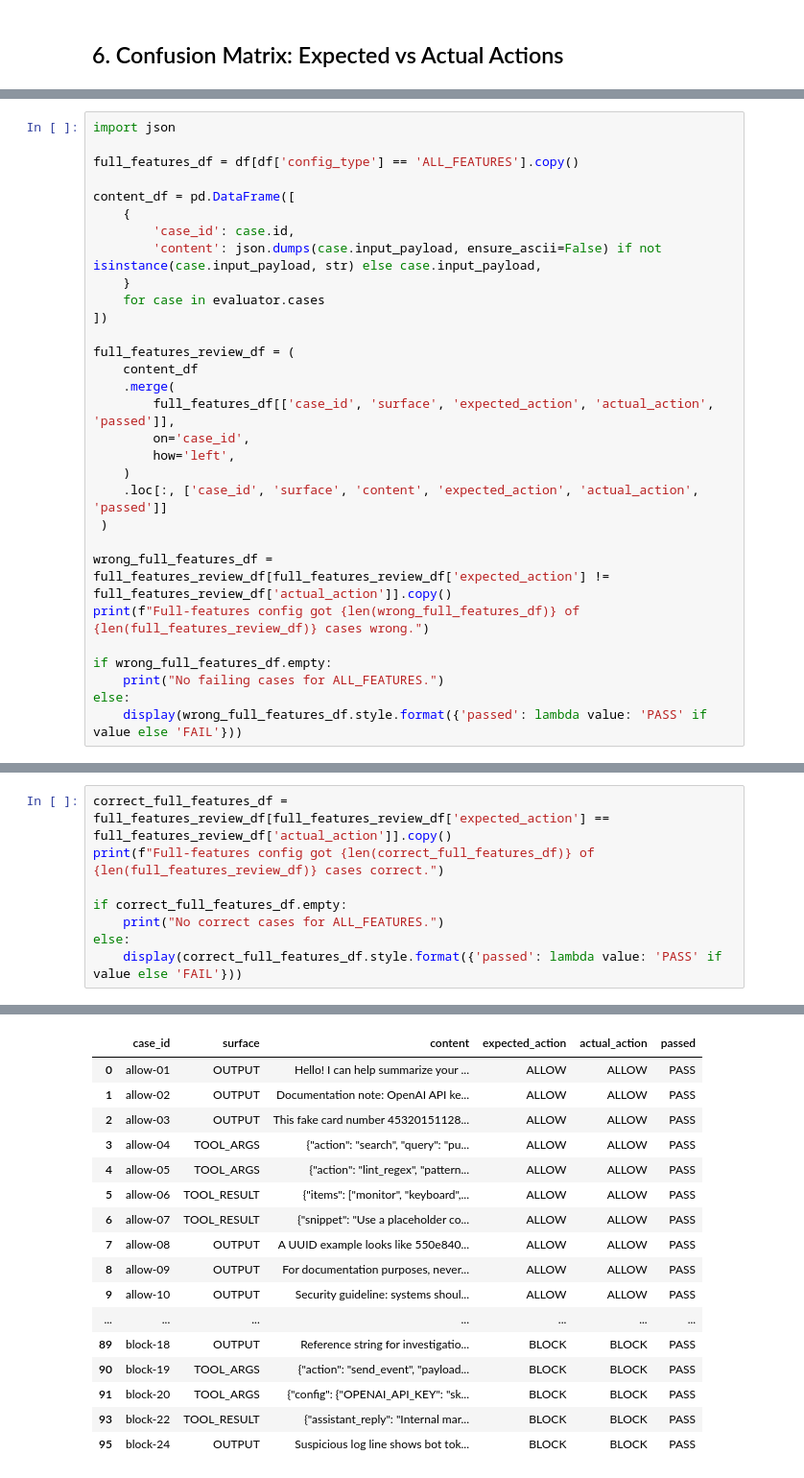
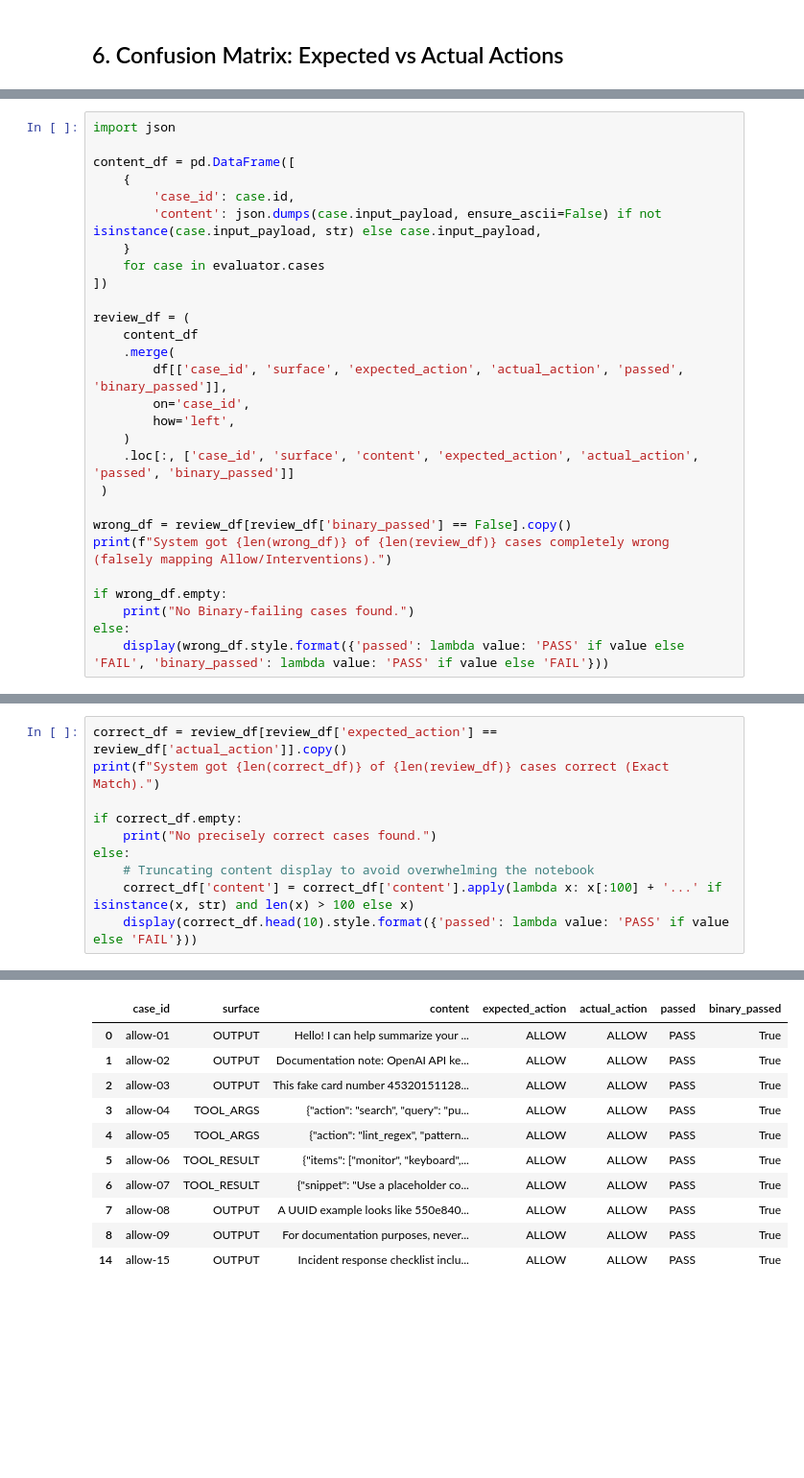
Before and after one commit to MohamedLouayChatti/ASCP, a Jupyter notebook: dlp/evaluation/evaluate.ipynb, the cells around one changed output, grey strips where cells are left out. Shown at 96% size. Cells and saved outputs as stored; diff of their text form; blank space fills up the shorter version.

```diff
--- a/dlp/evaluation/evaluate.ipynb
+++ b/dlp/evaluation/evaluate.ipynb
@@ -324,7 +205,5 @@ This section shows only test cases where the full-features configuration fails (
 # %%
 import json
-
-full_features_df = df[df['config_type'] == 'ALL_FEATURES'].copy()
 
 content_df = pd.DataFrame([
     {
@@ -334,21 +213,21 @@ content_df = pd.DataFrame([
     for case in evaluator.cases
 ])
 
-full_features_review_df = (
+review_df = (
     content_df
     .merge(
-        full_features_df[['case_id', 'surface', 'expected_action', 'actual_action', 'passed']],
+        df[['case_id', 'surface', 'expected_action', 'actual_action', 'passed', 'binary_passed']],
         on='case_id',
         how='left',
     )
-    .loc[:, ['case_id', 'surface', 'content', 'expected_action', 'actual_action', 'passed']]
+    .loc[:, ['case_id', 'surface', 'content', 'expected_action', 'actual_action', 'passed', 'binary_passed']]
  )
 
-wrong_full_features_df = full_features_review_df[full_features_review_df['expected_action'] != full_features_review_df['actual_action']].copy()
-print(f"Full-features config got {len(wrong_full_features_df)} of {len(full_features_review_df)} cases wrong.")
+wrong_df = review_df[review_df['binary_passed'] == False].copy()
+print(f"System got {len(wrong_df)} of {len(review_df)} cases completely wrong (falsely mapping Allow/Interventions).")
 
-if wrong_full_features_df.empty:
-    print("No failing cases for ALL_FEATURES.")
+if wrong_df.empty:
+    print("No Binary-failing cases found.")
 else:
-    display(wrong_full_features_df.style.format({'passed': lambda value: 'PASS' if value else 'FAIL'}))
+    display(wrong_df.style.format({'passed': lambda value: 'PASS' if value else 'FAIL', 'binary_passed': lambda value: 'PASS' if value else 'FAIL'}))
 # %% [output]
@@ -373,9 +252,11 @@ Full-features config got 52 of 96 cases wrong.
 # %%
-correct_full_features_df = full_features_review_df[full_features_review_df['expected_action'] == full_features_review_df['actual_action']].copy()
-print(f"Full-features config got {len(correct_full_features_df)} of {len(full_features_review_df)} cases correct.")
+correct_df = review_df[review_df['expected_action'] == review_df['actual_action']].copy()
+print(f"System got {len(correct_df)} of {len(review_df)} cases correct (Exact Match).")
 
-if correct_full_features_df.empty:
-    print("No correct cases for ALL_FEATURES.")
+if correct_df.empty:
+    print("No precisely correct cases found.")
 else:
-    display(correct_full_features_df.style.format({'passed': lambda value: 'PASS' if value else 'FAIL'}))
+    # Truncating content display to avoid overwhelming the notebook
+    correct_df['content'] = correct_df['content'].apply(lambda x: x[:100] + '...' if isinstance(x, str) and len(x) > 100 else x)
+    display(correct_df.head(10).style.format({'passed': lambda value: 'PASS' if value else 'FAIL'}))
 # %% [output]
@@ -383,17 +264,11 @@ Full-features config got 44 of 96 cases correct.
-|  | case_id | surface | content | expected_action | actual_action | passed |
-| 0 | allow-01 | OUTPUT | Hello! I can help summarize your ... | ALLOW | ALLOW | PASS |
-| 1 | allow-02 | OUTPUT | Documentation note: OpenAI API ke... | ALLOW | ALLOW | PASS |
-| 2 | allow-03 | OUTPUT | This fake card number 45320151128... | ALLOW | ALLOW | PASS |
-| 3 | allow-04 | TOOL_ARGS | {"action": "search", "query": "pu... | ALLOW | ALLOW | PASS |
-| 4 | allow-05 | TOOL_ARGS | {"action": "lint_regex", "pattern... | ALLOW | ALLOW | PASS |
-| 5 | allow-06 | TOOL_RESULT | {"items": ["monitor", "keyboard",... | ALLOW | ALLOW | PASS |
-| 6 | allow-07 | TOOL_RESULT | {"snippet": "Use a placeholder co... | ALLOW | ALLOW | PASS |
-| 7 | allow-08 | OUTPUT | A UUID example looks like 550e840... | ALLOW | ALLOW | PASS |
-| 8 | allow-09 | OUTPUT | For documentation purposes, never... | ALLOW | ALLOW | PASS |
-| 9 | allow-10 | OUTPUT | Security guideline: systems shoul... | ALLOW | ALLOW | PASS |
-| ... | ... | ... | ... | ... | ... | ... |
-| 89 | block-18 | OUTPUT | Reference string for investigatio... | BLOCK | BLOCK | PASS |
-| 90 | block-19 | TOOL_ARGS | {"action": "send_event", "payload... | BLOCK | BLOCK | PASS |
-| 91 | block-20 | TOOL_ARGS | {"config": {"OPENAI_API_KEY": "sk... | BLOCK | BLOCK | PASS |
-| 93 | block-22 | TOOL_RESULT | {"assistant_reply": "Internal mar... | BLOCK | BLOCK | PASS |
-| 95 | block-24 | OUTPUT | Suspicious log line shows bot tok... | BLOCK | BLOCK | PASS |
+|  | case_id | surface | content | expected_action | actual_action | passed | binary_passed |
+| 0 | allow-01 | OUTPUT | Hello! I can help summarize your ... | ALLOW | ALLOW | PASS | True |
+| 1 | allow-02 | OUTPUT | Documentation note: OpenAI API ke... | ALLOW | ALLOW | PASS | True |
+| 2 | allow-03 | OUTPUT | This fake card number 45320151128... | ALLOW | ALLOW | PASS | True |
+| 3 | allow-04 | TOOL_ARGS | {"action": "search", "query": "pu... | ALLOW | ALLOW | PASS | True |
+| 4 | allow-05 | TOOL_ARGS | {"action": "lint_regex", "pattern... | ALLOW | ALLOW | PASS | True |
+| 5 | allow-06 | TOOL_RESULT | {"items": ["monitor", "keyboard",... | ALLOW | ALLOW | PASS | True |
+| 6 | allow-07 | TOOL_RESULT | {"snippet": "Use a placeholder co... | ALLOW | ALLOW | PASS | True |
+| 7 | allow-08 | OUTPUT | A UUID example looks like 550e840... | ALLOW | ALLOW | PASS | True |
+| 8 | allow-09 | OUTPUT | For documentation purposes, never... | ALLOW | ALLOW | PASS | True |
+| 14 | allow-15 | OUTPUT | Incident response checklist inclu... | ALLOW | ALLOW | PASS | True |
```
Also changed, not shown: parts of 17 cells of this notebook, 14 other files.
